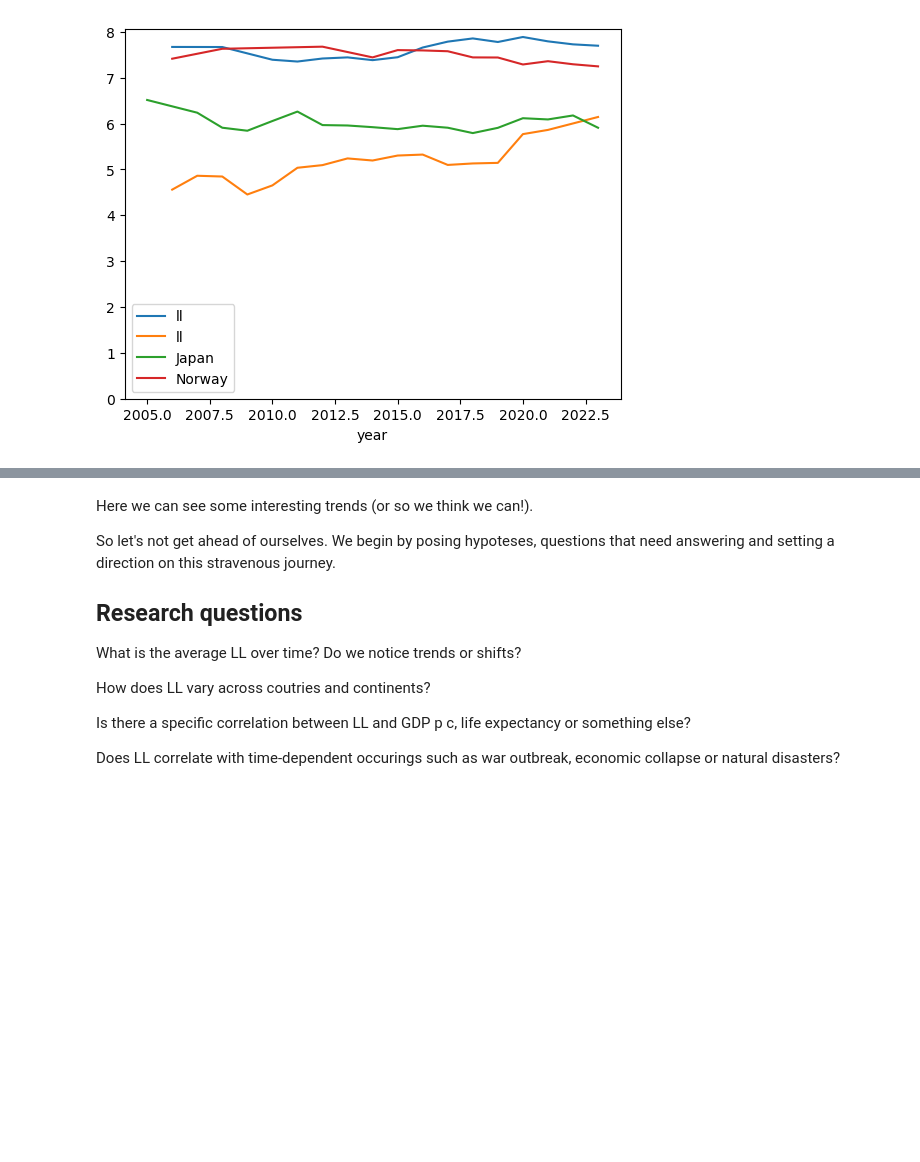
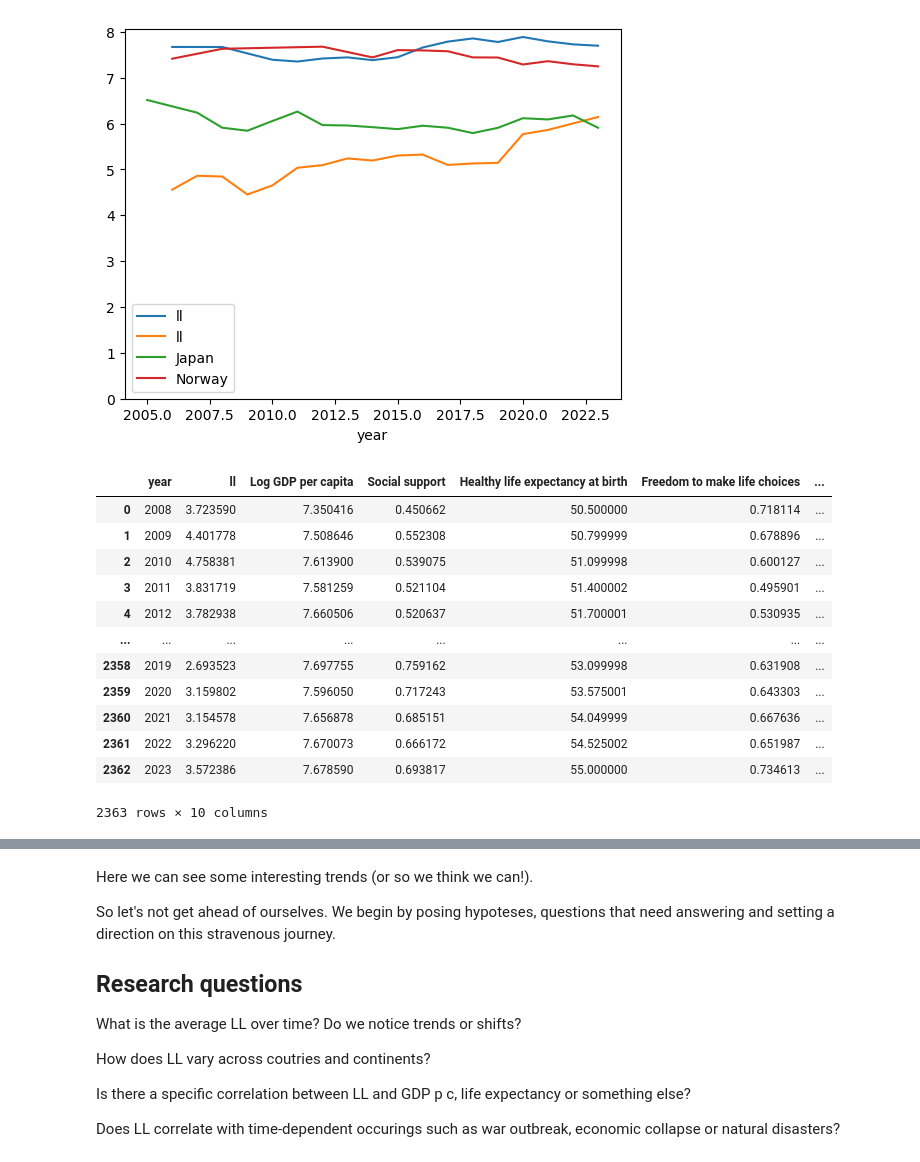
Before and after one commit to olavbm/practical-statistics-for-data-scientists-, a Jupyter notebook: python/notebooks/WHR.ipynb, the cells around one changed output, grey strips where cells are left out. Saved outputs shown, nothing was run; the diff lists cells and outputs as text; code cells hidden in the pictures; blank space fills up the shorter version.

```diff
--- a/python/notebooks/WHR.ipynb
+++ b/python/notebooks/WHR.ipynb
@@ -65,3 +96,19 @@ plt.ylim(0)
 # %% [output]
 (0.0, 8.06109938621521)
 [figure]
+# %%
+df.iloc[:, 1:]
+# %% [output]
+|  | year | ll | Log GDP per capita | Social support | Healthy life expectancy at birth | Freedom to make life choices | ... |
+| 0 | 2008 | 3.723590 | 7.350416 | 0.450662 | 50.500000 | 0.718114 | ... |
+| 1 | 2009 | 4.401778 | 7.508646 | 0.552308 | 50.799999 | 0.678896 | ... |
+| 2 | 2010 | 4.758381 | 7.613900 | 0.539075 | 51.099998 | 0.600127 | ... |
+| 3 | 2011 | 3.831719 | 7.581259 | 0.521104 | 51.400002 | 0.495901 | ... |
+| 4 | 2012 | 3.782938 | 7.660506 | 0.520637 | 51.700001 | 0.530935 | ... |
+| ... | ... | ... | ... | ... | ... | ... | ... |
+| 2358 | 2019 | 2.693523 | 7.697755 | 0.759162 | 53.099998 | 0.631908 | ... |
+| 2359 | 2020 | 3.159802 | 7.596050 | 0.717243 | 53.575001 | 0.643303 | ... |
+| 2360 | 2021 | 3.154578 | 7.656878 | 0.685151 | 54.049999 | 0.667636 | ... |
+| 2361 | 2022 | 3.296220 | 7.670073 | 0.666172 | 54.525002 | 0.651987 | ... |
+| 2362 | 2023 | 3.572386 | 7.678590 | 0.693817 | 55.000000 | 0.734613 | ... |
+2363 rows × 10 columns
```
Also changed, not shown: parts of 22 cells of this notebook.
